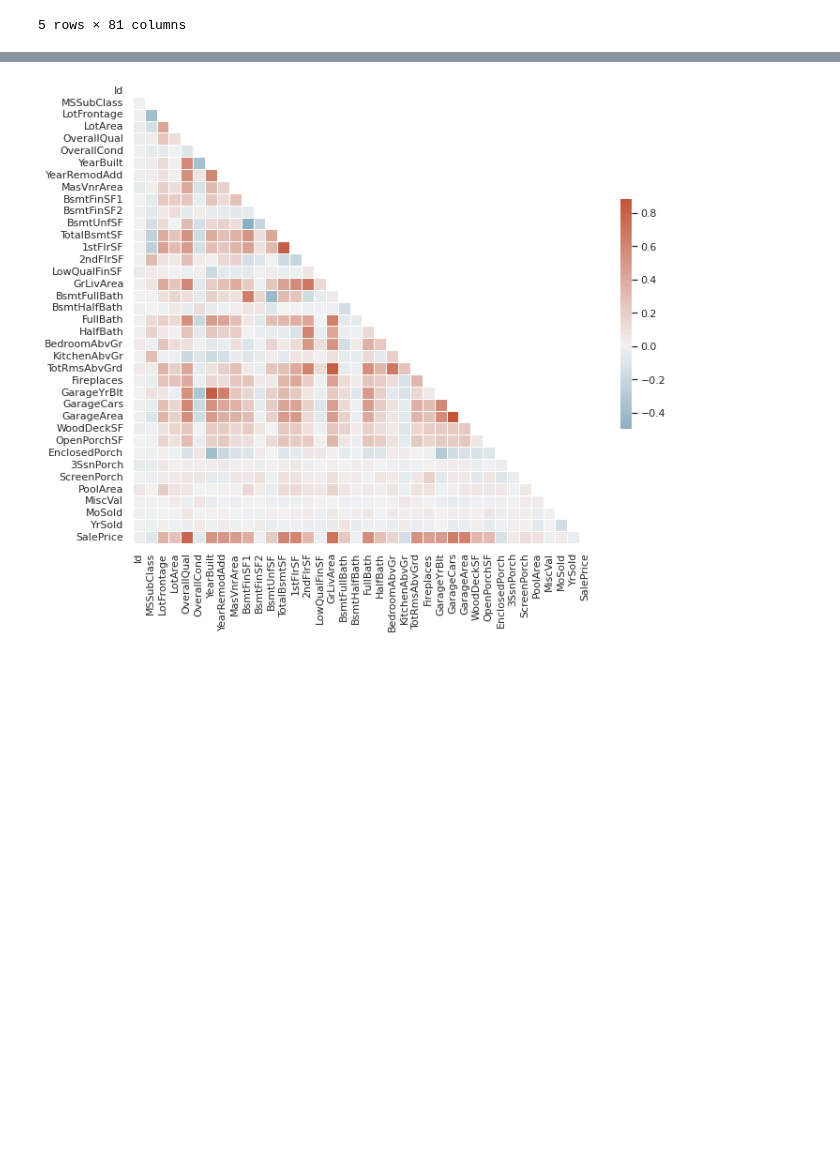
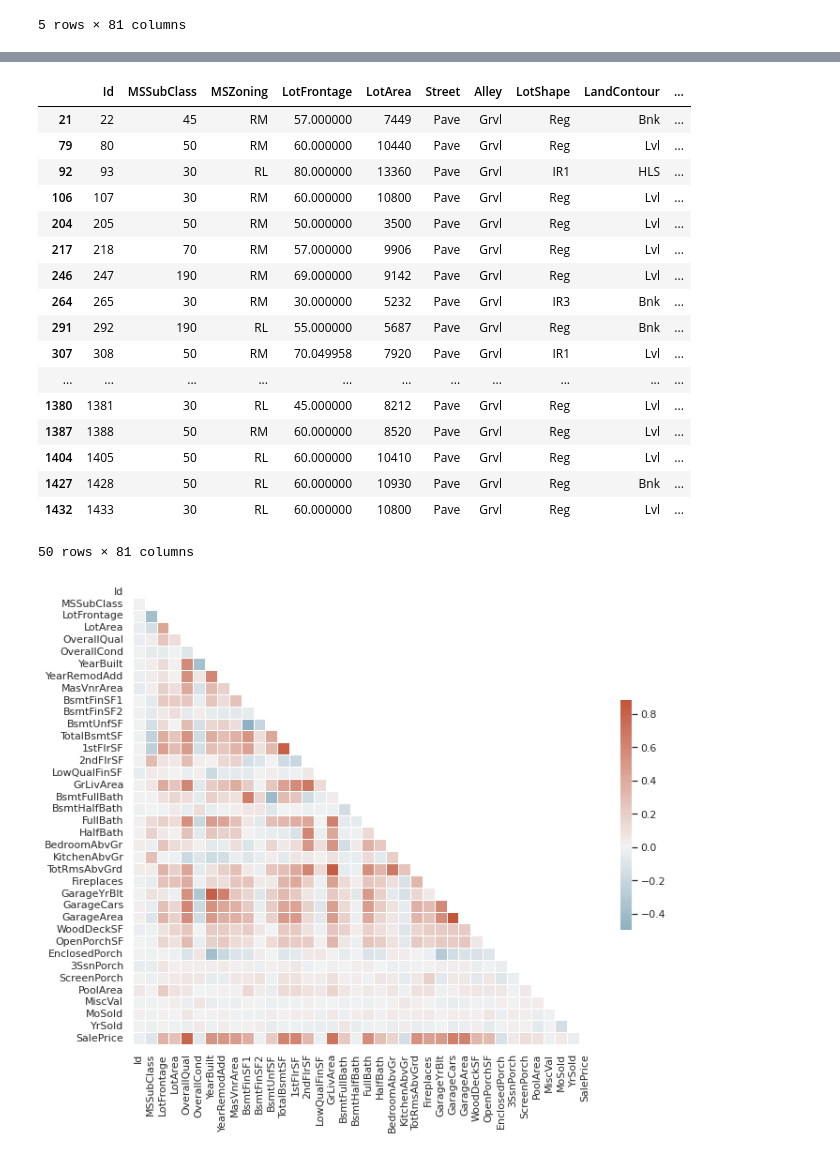
Before and after one commit to wyluilipe/House_price_prediction, a Jupyter notebook: Untitled.ipynb, the cells around one changed output, grey strips where cells are left out. Drawn from its saved outputs; the diff is of its cells as text; code cells hidden in the pictures; blank space fills up the shorter version.

```diff
--- a/Untitled.ipynb
+++ b/Untitled.ipynb
@@ -19,3 +60,24 @@ train.head()
+# %%
+train[train['Alley'] == 'Grvl']
+# %% [output]
+|  | Id | MSSubClass | MSZoning | LotFrontage | LotArea | Street | Alley | LotShape | LandContour | ... |
+| 21 | 22 | 45 | RM | 57.000000 | 7449 | Pave | Grvl | Reg | Bnk | ... |
+| 79 | 80 | 50 | RM | 60.000000 | 10440 | Pave | Grvl | Reg | Lvl | ... |
+| 92 | 93 | 30 | RL | 80.000000 | 13360 | Pave | Grvl | IR1 | HLS | ... |
+| 106 | 107 | 30 | RM | 60.000000 | 10800 | Pave | Grvl | Reg | Lvl | ... |
+| 204 | 205 | 50 | RM | 50.000000 | 3500 | Pave | Grvl | Reg | Lvl | ... |
+| 217 | 218 | 70 | RM | 57.000000 | 9906 | Pave | Grvl | Reg | Lvl | ... |
+| 246 | 247 | 190 | RM | 69.000000 | 9142 | Pave | Grvl | Reg | Lvl | ... |
+| 264 | 265 | 30 | RM | 30.000000 | 5232 | Pave | Grvl | IR3 | Bnk | ... |
+| 291 | 292 | 190 | RL | 55.000000 | 5687 | Pave | Grvl | Reg | Bnk | ... |
+| 307 | 308 | 50 | RM | 70.049958 | 7920 | Pave | Grvl | IR1 | Lvl | ... |
+| ... | ... | ... | ... | ... | ... | ... | ... | ... | ... | ... |
+| 1380 | 1381 | 30 | RL | 45.000000 | 8212 | Pave | Grvl | Reg | Lvl | ... |
+| 1387 | 1388 | 50 | RM | 60.000000 | 8520 | Pave | Grvl | Reg | Lvl | ... |
+| 1404 | 1405 | 50 | RL | 60.000000 | 10410 | Pave | Grvl | Reg | Lvl | ... |
+| 1427 | 1428 | 50 | RL | 60.000000 | 10930 | Pave | Grvl | Reg | Bnk | ... |
+| 1432 | 1433 | 30 | RL | 60.000000 | 10800 | Pave | Grvl | Reg | Lvl | ... |
+50 rows × 81 columns
 # %%
 sns.set_theme(style="white")
 
```
Also changed, not shown: parts of 6 cells of this notebook.
